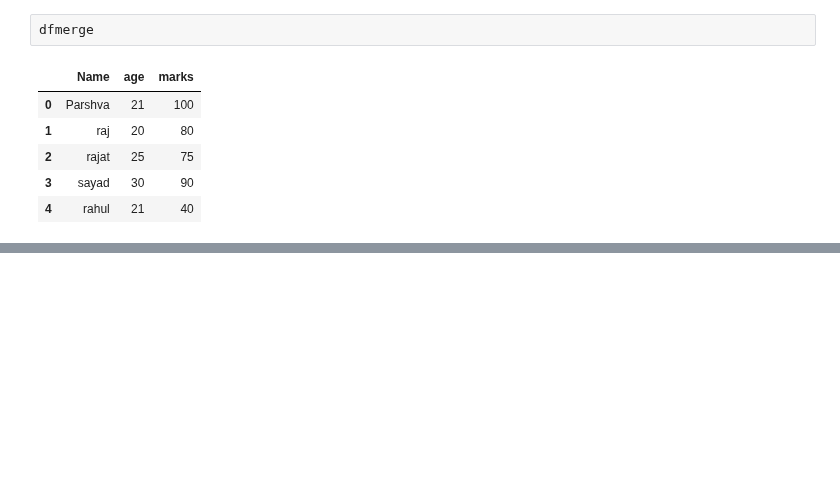
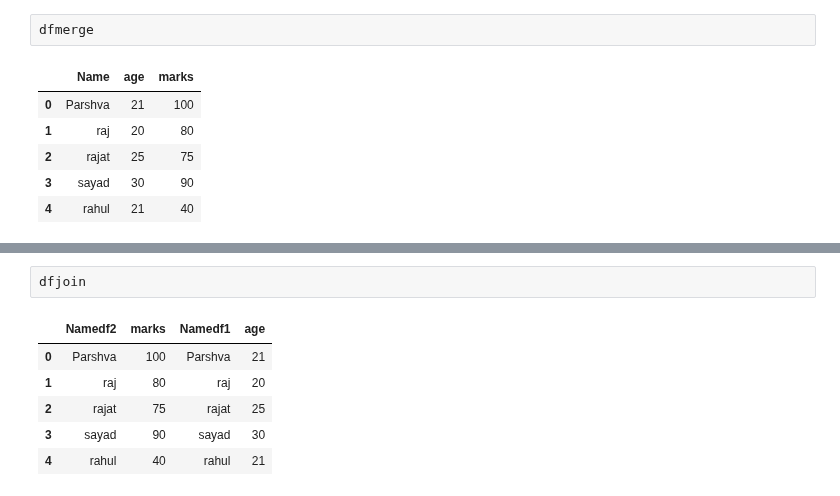
Before and after one commit to parshvak26/Python-coding-practice, a Jupyter notebook: Merge,_concat_and_join.ipynb, the cells around one changed output, grey strips where cells are left out. Drawn from its saved outputs; the diff is of its cells as text; blank space fills up the shorter version.

```diff
--- a/Merge,_concat_and_join.ipynb
+++ b/Merge,_concat_and_join.ipynb
@@ -43,0 +60,9 @@ dfmerge
+# %%
+dfjoin
+# %% [output]
+|  | Namedf2 | marks | Namedf1 | age |
+| 0 | Parshva | 100 | Parshva | 21 |
+| 1 | raj | 80 | raj | 20 |
+| 2 | rajat | 75 | rajat | 25 |
+| 3 | sayad | 90 | sayad | 30 |
+| 4 | rahul | 40 | rahul | 21 |
```
Also changed, not shown: parts of 5 cells of this notebook.
